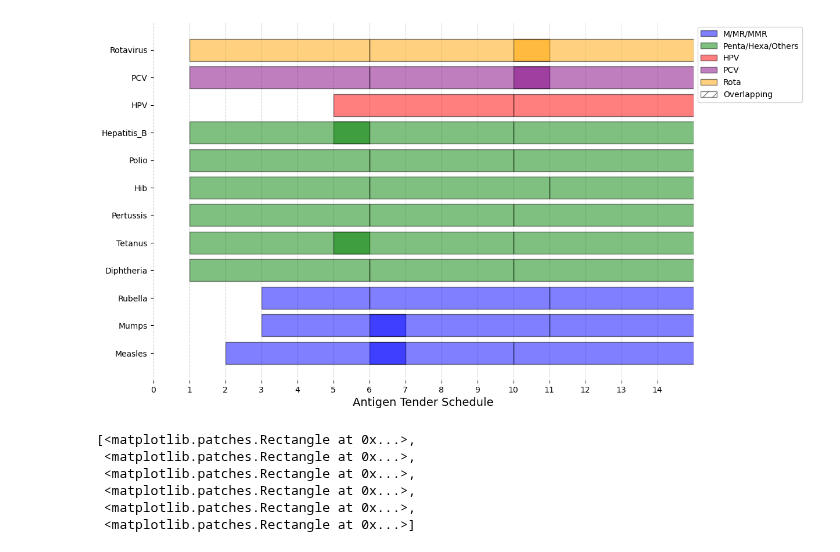
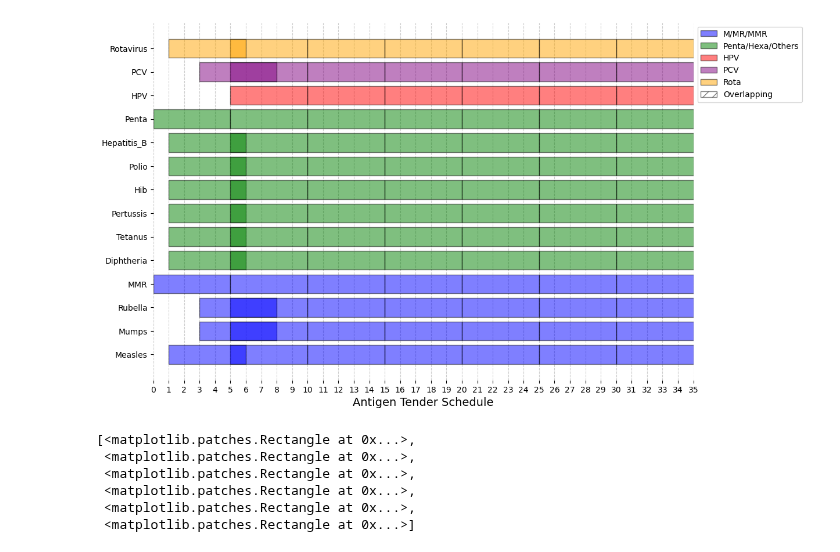
Before and after one commit to nuhorchak/Vaccine_Tender, a Jupyter notebook: horizon excursion/JSON/bar_chart.ipynb, the cells around one changed output. Cells and saved outputs as stored; diff of their text form; code cells hidden in the pictures.

Commit message:
beta sensitivity complete

```diff
--- a/horizon excursion/JSON/bar_chart.ipynb
+++ b/horizon excursion/JSON/bar_chart.ipynb
@@ -59,7 +59,7 @@ color_groups = {
     "Rota": ["Rotavirus"],
 }
 # %%
-with open("Beta_sensitivity_1.json") as json_file:
+with open("Deterministic_results_F_Q_I_S_MMR_Penta_as_antigen.json") as json_file:
     F_results = json.load(json_file)
 
 start_DF = pd.read_excel("Starting_point.xlsx", sheet_name="F_start")
@@ -143,37 +150,37 @@ for index, row in result_df.iterrows():
 # ax.barh("Tetanus", width=1, left=20, edgecolor=None, facecolor="green", alpha=0.5, zorder=9, hatch="//")
 # ax.barh("Diphtheria", width=1, left=20, edgecolor=None, facecolor="green", alpha=0.5, zorder=9, hatch="//")
 # ax.barh("Rubella", width=1, left=15, edgecolor=None, facecolor="blue", alpha=0.5, zorder=9, hatch="//")
 # ax.barh("Measles", width=1, left=15, edgecolor=None, facecolor="blue", alpha=0.5, zorder=9, hatch="//")
 # ax.barh("Mumps", width=1, left=15, edgecolor=None, facecolor="blue", alpha=0.5, zorder=9, hatch="//")
 
 
 # Set labels and show the plot
-ax.set_xlim(0.5, 15)
-ax.set_xticks(range(0, 15))
+ax.set_xlim(0.5, 35)
+ax.set_xticks(range(0, 36))
 
 ax.set_xlabel("Antigen Tender Schedule", fontsize=14)
 # ax.set_ylabel("Antigen")
 # ax.set_title("Determistic Tender Schedule with Horizon - 10 Year")
 ax.spines[["right", "top", "bottom", "left"]].set_visible(False)
 ax.grid(True, which="both", axis="x", ls="--", c="0.8")
 
 # Create a legend with adjusted location
 legend_labels = [
     plt.Rectangle((0, 0), 1, 1, facecolor=colors[group], alpha=0.5, edgecolor="black", label=group)
     for group in color_groups.keys()
 ] + [plt.Rectangle((0, 0), 1, 1, facecolor="white", alpha=0.5, edgecolor="black", hatch="//", label="Overlapping")]
 
 ax.legend(
     handles=legend_labels,
     # labels=color_groups.keys(),
     loc="upper left",
     bbox_to_anchor=(1, 1),
     # ncols=5,
 )
 
-plt.savefig('Tender_Schedule_Beta_sensitivity_1.png', bbox_inches='tight', pad_inches=0.1, dpi=600)
+plt.savefig('Tender_Schedule_MMR_Penta.png', bbox_inches='tight', pad_inches=0.1, dpi=600)
 # %% [output]
-[figure, old version]
+[figure, new version]
 # %%
 legend_labels
 # %% [output]
```
Also changed, not shown: parts of 2 cells of this notebook, 22 other files.
